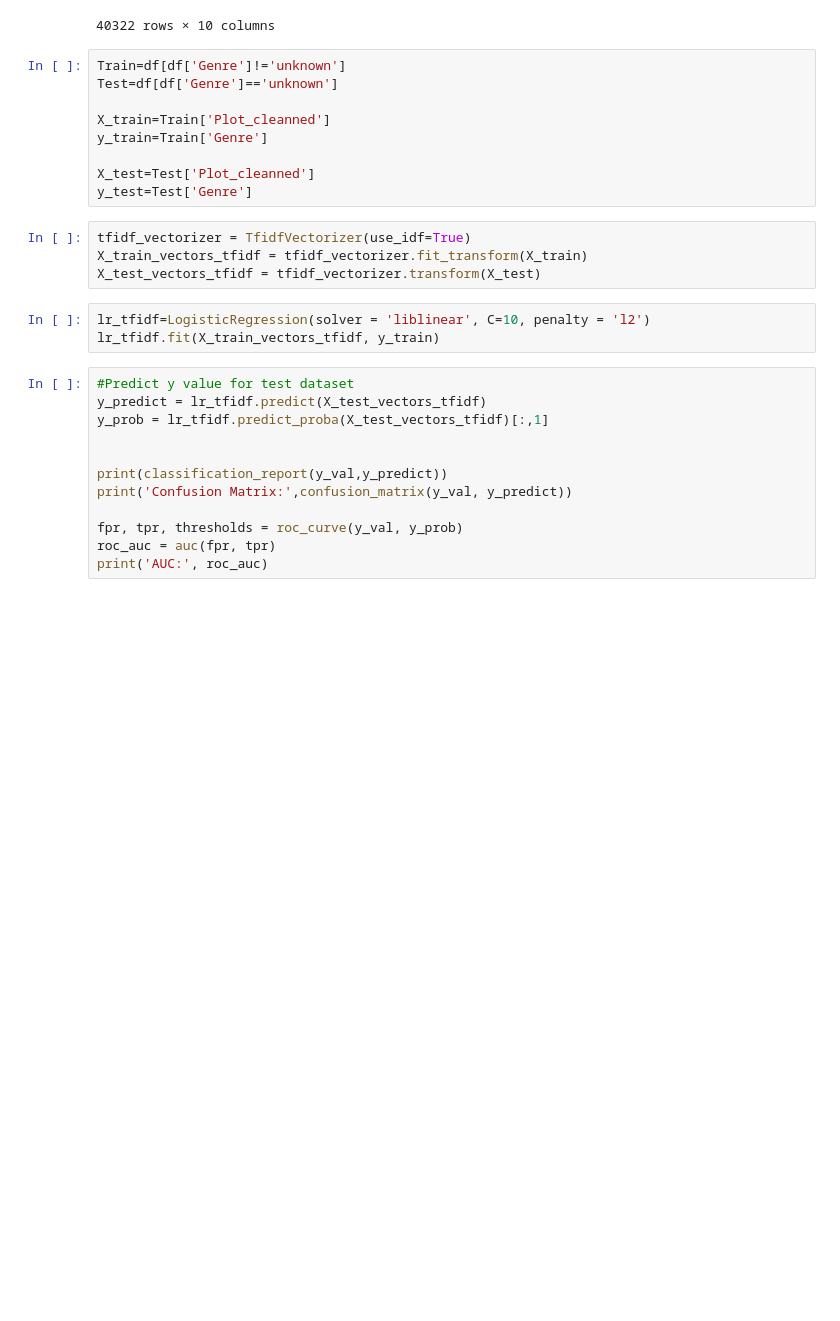
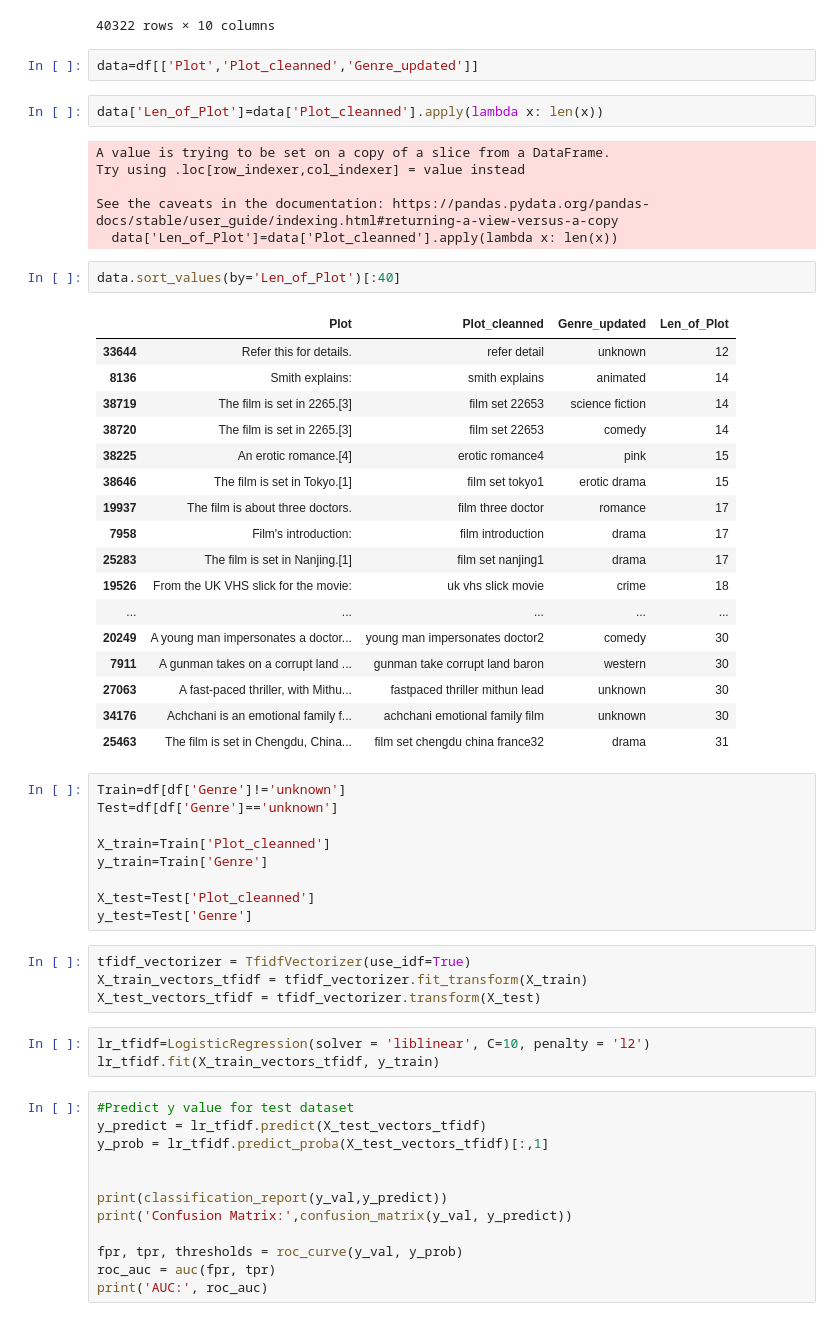
Before and after one commit to erickeagle/Wikipedia-Movies-Data-EDA-NLP-Redcommendation-System-, a Jupyter notebook: Model-Building.ipynb, the cells around one changed output. Drawn from its saved outputs; the diff is of its cells as text; blank space fills up the shorter version.

```diff
--- a/Model-Building.ipynb
+++ b/Model-Building.ipynb
@@ -37,6 +37,36 @@ df
 | 40320 | 2017 | Non-Transferable | Turkish | Brendan Bradley | YouTubers Shanna Malcolm, Shira L... | romantic comedy | romantic comedy | https://en.wikipedia.org/wiki/Non... | ... |
 | 40321 | 2017 | İstanbul Kırmızısı | Turkish | Ferzan Özpetek | Halit Ergenç, Tuba Büyüküstün, Me... | romantic | romantic | https://en.wikipedia.org/wiki/%C4... | ... |
 40322 rows × 10 columns
+# %%
+data=df[['Plot','Plot_cleanned','Genre_updated']]
+# %%
+data['Len_of_Plot']=data['Plot_cleanned'].apply(lambda x: len(x))
+# %% [output]
+A value is trying to be set on a copy of a slice from a DataFrame.
+Try using .loc[row_indexer,col_indexer] = value instead
+
+See the caveats in the documentation: https://pandas.pydata.org/pandas-docs/stable/user_guide/indexing.html#returning-a-view-versus-a-copy
+  data['Len_of_Plot']=data['Plot_cleanned'].apply(lambda x: len(x))
+# %%
+data.sort_values(by='Len_of_Plot')[:40]
+# %% [output]
+|  | Plot | Plot_cleanned | Genre_updated | Len_of_Plot |
+| 33644 | Refer this for details. | refer detail | unknown | 12 |
+| 8136 | Smith explains: | smith explains | animated | 14 |
+| 38719 | The film is set in 2265.[3] | film set 22653 | science fiction | 14 |
+| 38720 | The film is set in 2265.[3] | film set 22653 | comedy | 14 |
+| 38225 | An erotic romance.[4] | erotic romance4 | pink | 15 |
+| 38646 | The film is set in Tokyo.[1] | film set tokyo1 | erotic drama | 15 |
+| 19937 | The film is about three doctors. | film three doctor | romance | 17 |
+| 7958 | Film's introduction: | film introduction | drama | 17 |
+| 25283 | The film is set in Nanjing.[1] | film set nanjing1 | drama | 17 |
+| 19526 | From the UK VHS slick for the movie: | uk vhs slick movie | crime | 18 |
+| ... | ... | ... | ... | ... |
+| 20249 | A young man impersonates a doctor... | young man impersonates doctor2 | comedy | 30 |
+| 7911 | A gunman takes on a corrupt land ... | gunman take corrupt land baron | western | 30 |
+| 27063 | A fast-paced thriller, with Mithu... | fastpaced thriller mithun lead | unknown | 30 |
+| 34176 | Achchani is an emotional family f... | achchani emotional family film | unknown | 30 |
+| 25463 | The film is set in Chengdu, China... | film set chengdu china france32 | drama | 31 |
 # %%
 Train=df[df['Genre']!='unknown']
 Test=df[df['Genre']=='unknown']
```
Also changed, not shown: 2 other files.
